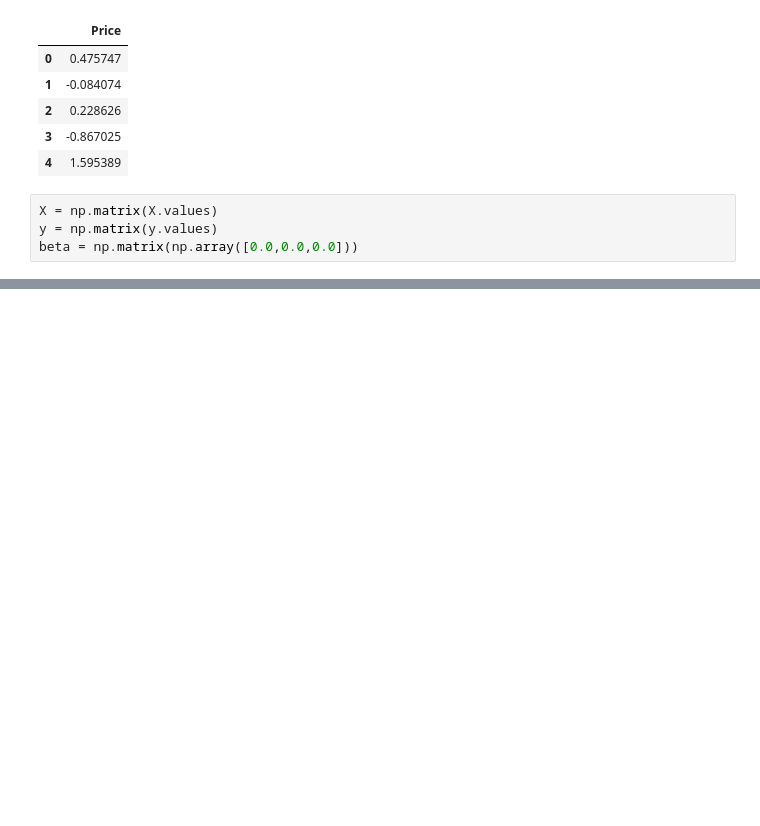
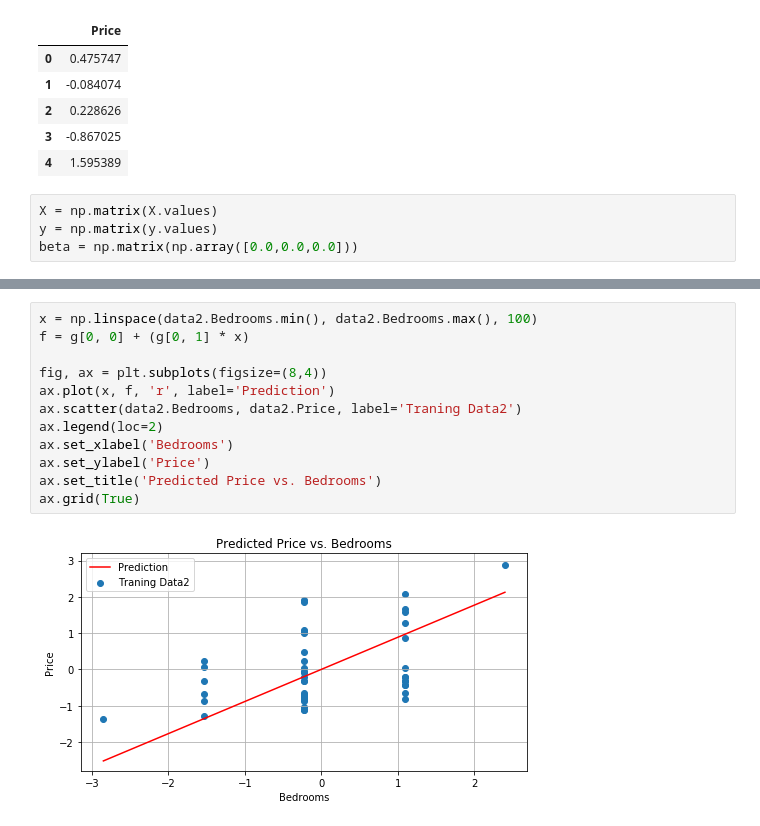
Before and after one commit to sauloantuness/ml-tp1, a Jupyter notebook: ex1.ipynb, the cells around one changed output, grey strips where cells are left out. Cells and saved outputs as stored; diff of their text form; blank space fills up the shorter version.

```diff
--- a/ex1.ipynb
+++ b/ex1.ipynb
@@ -297,0 +338,14 @@ matrix([[  2.11664181e+14]])
+# %%
+x = np.linspace(data2.Bedrooms.min(), data2.Bedrooms.max(), 100)
+f = g[0, 0] + (g[0, 1] * x)
+
+fig, ax = plt.subplots(figsize=(8,4))
+ax.plot(x, f, 'r', label='Prediction')
+ax.scatter(data2.Bedrooms, data2.Price, label='Traning Data2')
+ax.legend(loc=2)
+ax.set_xlabel('Bedrooms')
+ax.set_ylabel('Price')
+ax.set_title('Predicted Price vs. Bedrooms')
+ax.grid(True)
+# %% [output]
+[figure, added]
```
Also changed, not shown: parts of 13 cells of this notebook.
